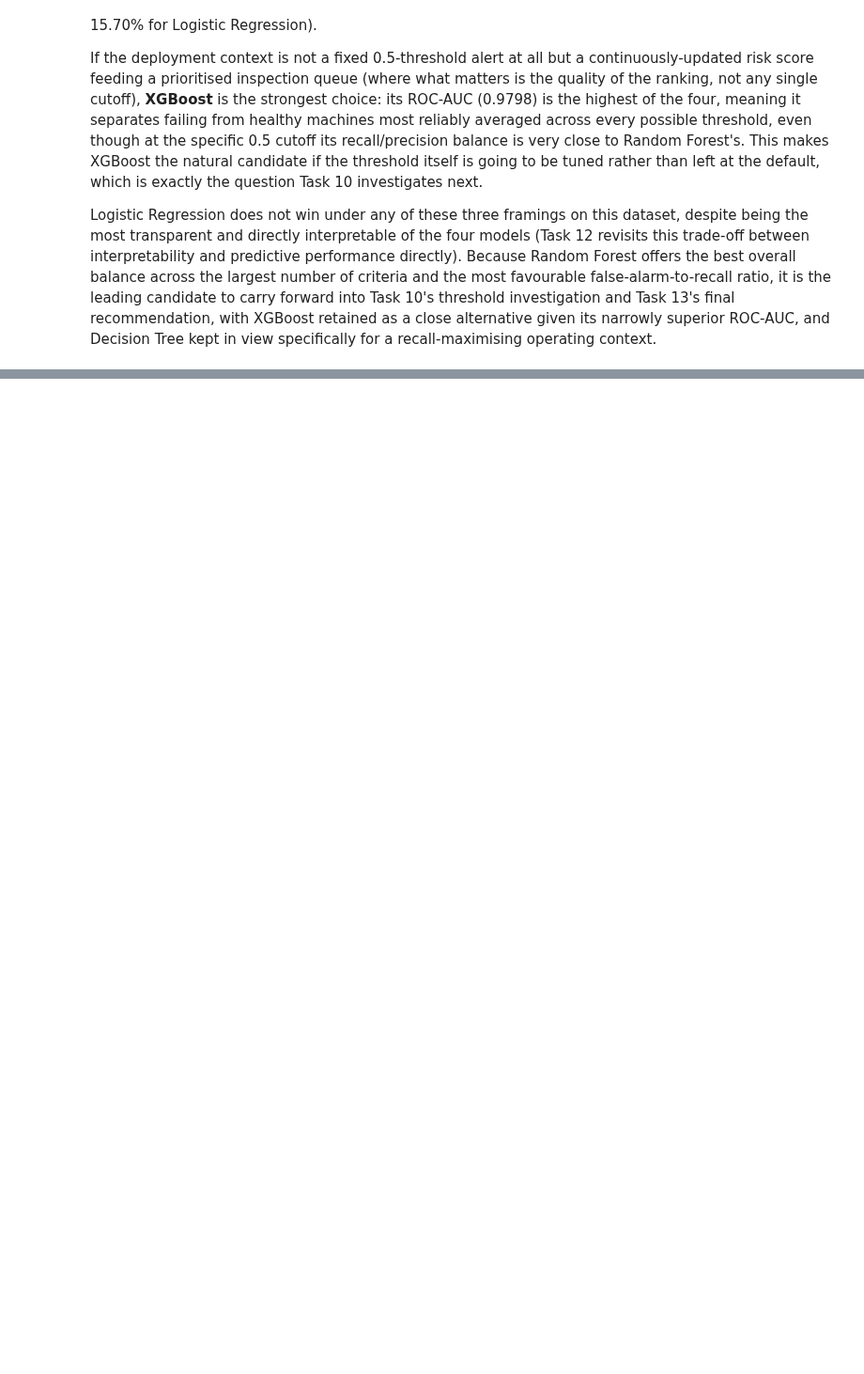
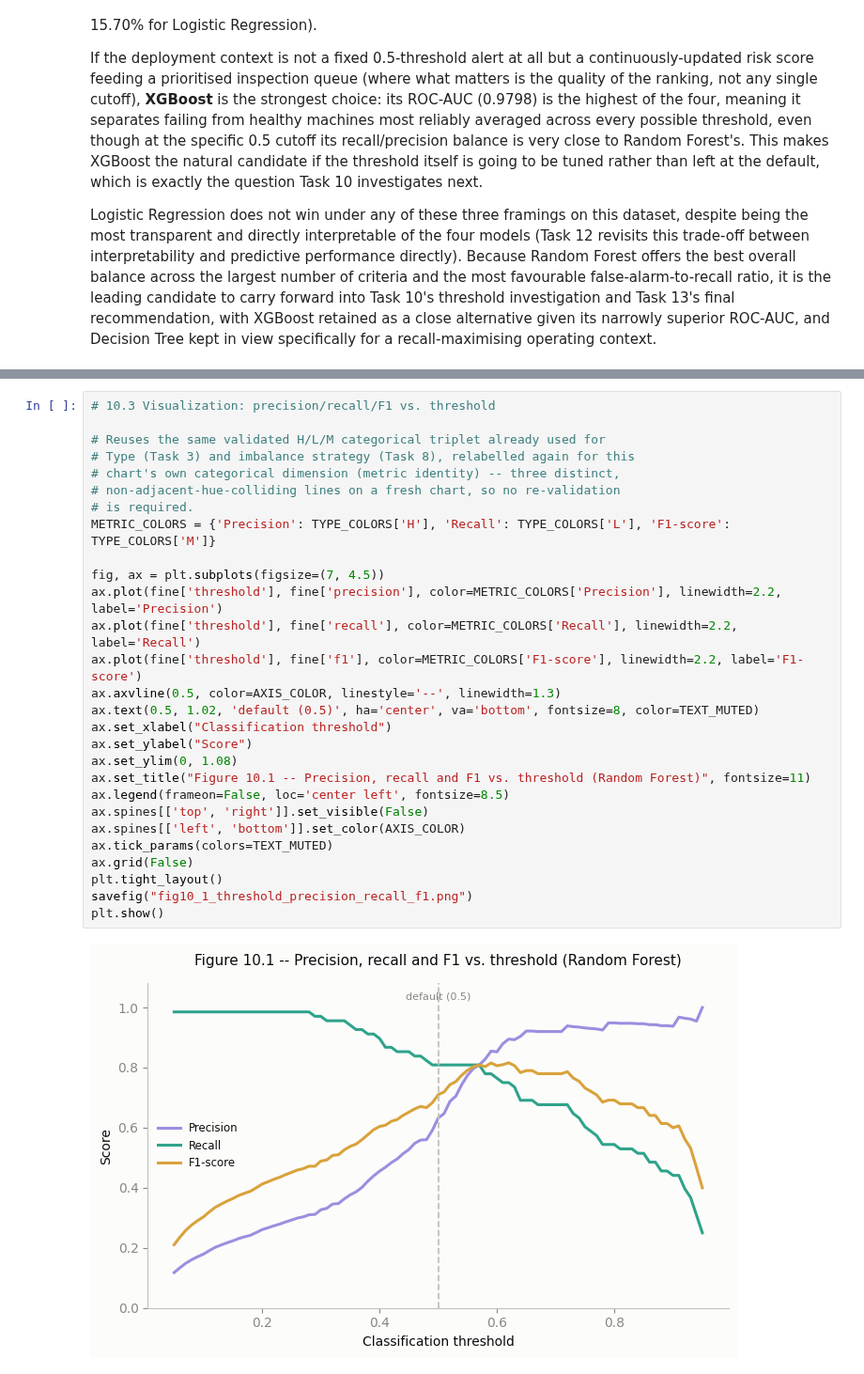
Before and after one commit to JoseAlberto88/Predictive-Maintenance-Dataset, a Jupyter notebook: Predictive_Maintenance_Dataset.ipynb, the cells around one changed output, grey strips where cells are left out. Shown at 94% size. Drawn from its saved outputs; the diff is of its cells as text; blank space fills up the shorter version.

```diff
--- a/Predictive_Maintenance_Dataset.ipynb
+++ b/Predictive_Maintenance_Dataset.ipynb
@@ -2637,0 +2770,30 @@ Logistic Regression does not win under any of these three framings on this datas
+# %%
+# 10.3 Visualization: precision/recall/F1 vs. threshold
+
+# Reuses the same validated H/L/M categorical triplet already used for
+# Type (Task 3) and imbalance strategy (Task 8), relabelled again for this
+# chart's own categorical dimension (metric identity) -- three distinct,
+# non-adjacent-hue-colliding lines on a fresh chart, so no re-validation
+# is required.
+METRIC_COLORS = {'Precision': TYPE_COLORS['H'], 'Recall': TYPE_COLORS['L'], 'F1-score': TYPE_COLORS['M']}
+
+fig, ax = plt.subplots(figsize=(7, 4.5))
+ax.plot(fine['threshold'], fine['precision'], color=METRIC_COLORS['Precision'], linewidth=2.2, label='Precision')
+ax.plot(fine['threshold'], fine['recall'], color=METRIC_COLORS['Recall'], linewidth=2.2, label='Recall')
+ax.plot(fine['threshold'], fine['f1'], color=METRIC_COLORS['F1-score'], linewidth=2.2, label='F1-score')
+ax.axvline(0.5, color=AXIS_COLOR, linestyle='--', linewidth=1.3)
+ax.text(0.5, 1.02, 'default (0.5)', ha='center', va='bottom', fontsize=8, color=TEXT_MUTED)
+ax.set_xlabel("Classification threshold")
+ax.set_ylabel("Score")
+ax.set_ylim(0, 1.08)
+ax.set_title("Figure 10.1 -- Precision, recall and F1 vs. threshold (Random Forest)", fontsize=11)
+ax.legend(frameon=False, loc='center left', fontsize=8.5)
+ax.spines[['top', 'right']].set_visible(False)
+ax.spines[['left', 'bottom']].set_color(AXIS_COLOR)
+ax.tick_params(colors=TEXT_MUTED)
+ax.grid(False)
+plt.tight_layout()
+savefig("fig10_1_threshold_precision_recall_f1.png")
+plt.show()
+# %% [output]
+[figure, added]
```
Also changed, not shown: parts of 7 cells of this notebook.
